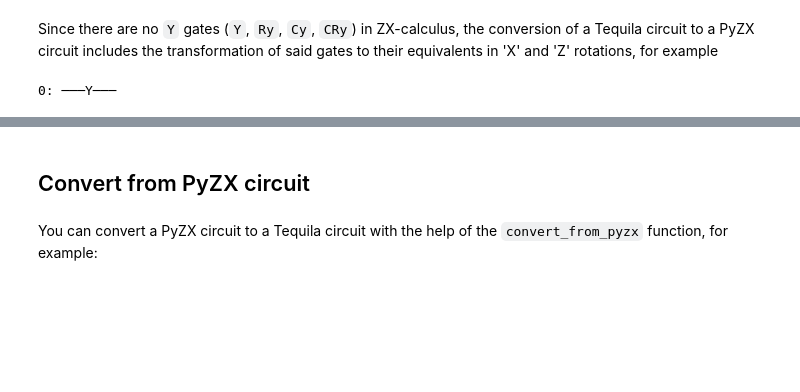
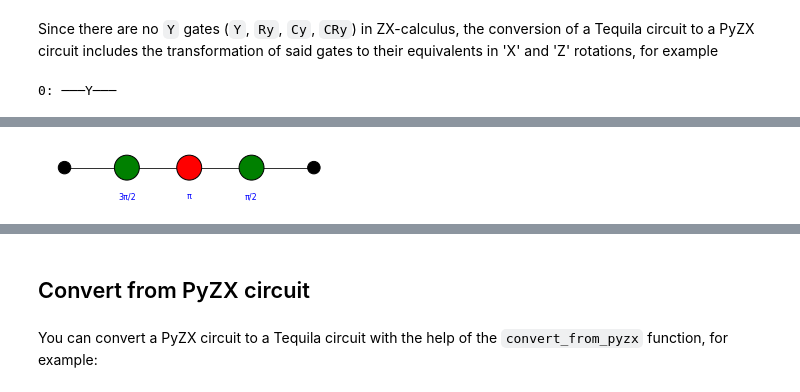
Before and after one commit to tequilahub/tequila-tutorials-unformatted, a Jupyter notebook: PyZXwithTequila.ipynb, the cells around one changed output, grey strips where cells are left out. Cells and saved outputs as stored; diff of their text form; code cells hidden in the pictures; blank space fills up the shorter version.

```diff
--- a/PyZXwithTequila.ipynb
+++ b/PyZXwithTequila.ipynb
@@ -82,6 +88,6 @@ tq.draw(circuit_y)
 
 pyzx_cir_y = tq.convert_to_pyzx(circuit_y)
 
-zx.draw(pyzx_cir_y)
+zx.draw(pyzx_cir_y, figsize=(4,0.5))
 # %% [output]
 0: ───Y───
@@ -89,3 +94,4 @@ zx.draw(pyzx_cir_y)
+[figure, added]
 # %%
 circuit_ry = tq.gates.Ry(target=0, angle=1.23*pi)
 
```
Also changed, not shown: parts of 20 cells of this notebook.
